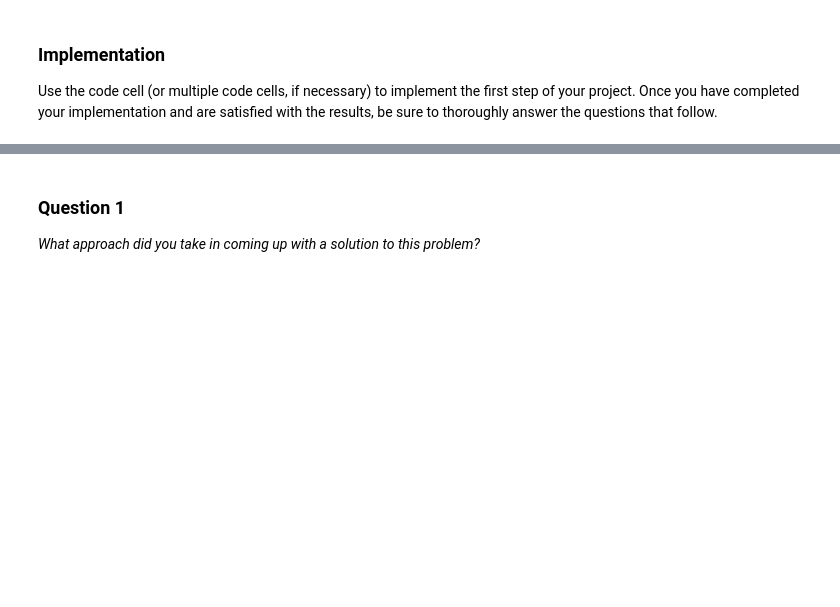
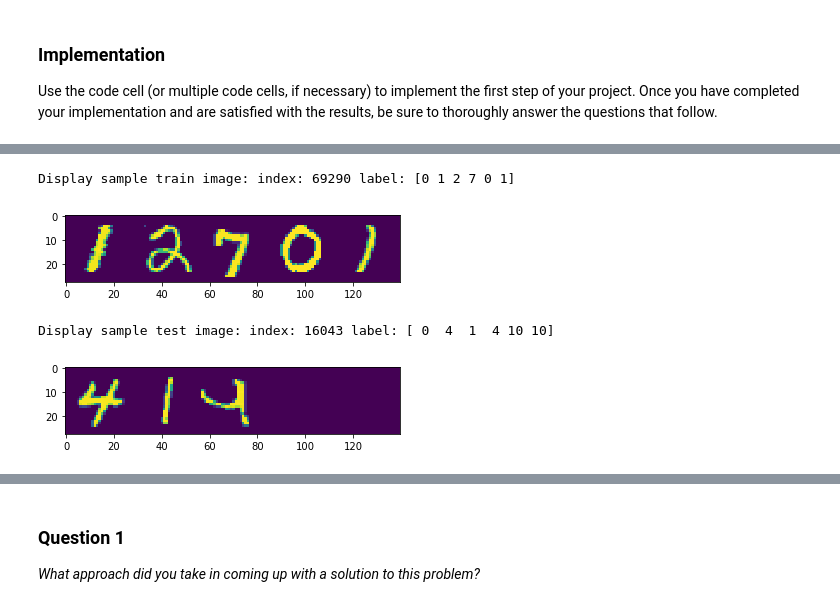
Before and after one commit to HariKolakaleti/digit_recognizer, a Jupyter notebook: digit_recognition.ipynb, the cells around one changed output, grey strips where cells are left out. Saved outputs shown, nothing was run; the diff lists cells and outputs as text; code cells hidden in the pictures; blank space fills up the shorter version.

```diff
--- a/digit_recognition.ipynb
+++ b/digit_recognition.ipynb
@@ -24,0 +173,55 @@ Use the code cell (or multiple code cells, if necessary) to implement the first
+# %%
+def createSequences(data, labels, img_height, img_width, merge=5):
+    num_merged = int(data.shape[0]/merge)
+    nlabels = np.ndarray(shape=(data.shape[0]*2, merge+1), dtype=np.int32)
+    ndata = np.ndarray(shape=(data.shape[0]*2, img_height, img_width*merge), dtype=np.float32)
+
+    for i in range(merge*2):
+        rand_idx = random.sample(range(0, data.shape[0]), data.shape[0])
+        w = 0;
+        for j in range(num_merged):
+            a, b, c, d, e = rand_idx[w:w+merge]
+            num_rand = random.choice(range(1,6))
+            zeros = np.zeros([28,28])
+            if num_rand == 5:
+                ndata[(i*num_merged)+j,:,:] = np.concatenate([data[a],data[b],data[c],data[d],data[e]], axis=1)
+                nlabels[(i*num_merged)+j,:] = np.hstack([0,labels[a],labels[b],labels[c],labels[d],labels[e]])
+            elif num_rand == 4:
+                ndata[(i*num_merged)+j,:,:] = np.concatenate([data[a],data[b],data[c],data[d],zeros], axis=1)
+                nlabels[(i*num_merged)+j,:] = np.hstack([0,labels[a],labels[b],labels[c],labels[d],10])
+            elif num_rand == 3:
+                ndata[(i*num_merged)+j,:,:] = np.concatenate([data[a],data[b],data[c],zeros,zeros], axis=1)
+                nlabels[(i*num_merged)+j,:] = np.hstack([0,labels[a],labels[b],labels[c],10,10])
+            elif num_rand == 2:
+                ndata[(i*num_merged)+j,:,:] = np.concatenate([data[a],data[b],zeros,zeros,zeros], axis=1)
+                nlabels[(i*num_merged)+j,:] = np.hstack([0,labels[a],labels[b],10,10,10])
+            elif num_rand == 1:
+                ndata[(i*num_merged)+j,:,:] = np.concatenate([data[a],zeros,zeros,zeros,zeros], axis=1)
+                nlabels[(i*num_merged)+j,:] = np.hstack([0,labels[a],10,10,10,10])
+            w += merge
+
+    # add dim for grey scale
+    ndata = np.expand_dims(ndata, axis=3)
+
+    return ndata, nlabels
+
+m_train_samples, m_train_labels = createSequences(train_samples,
+                                                  train_labels,
+                                                  img_height=img_height,
+                                                  img_width=img_width,
+                                                  merge=num_merge)
+
+m_test_samples, m_test_labels = createSequences(test_samples,
+                                                test_labels,
+                                                img_height=img_height,
+                                                img_width=img_width,
+                                                merge=num_merge)
+
+if idisplay:
+    display_samples(m_train_samples, m_train_labels, text='train', num_samples=1, squeeze=1)
+    display_samples(m_test_samples, m_test_labels, text='test', num_samples=1, squeeze=1)
+# %% [output]
+Display sample train image: index: 69290 label: [0 1 2 7 0 1]
+[figure, added]
+Display sample test image: index: 16043 label: [ 0  4  1  4 10 10]
+[figure, added]
```
Also changed, not shown: parts of 19 cells of this notebook, 1 other file.
